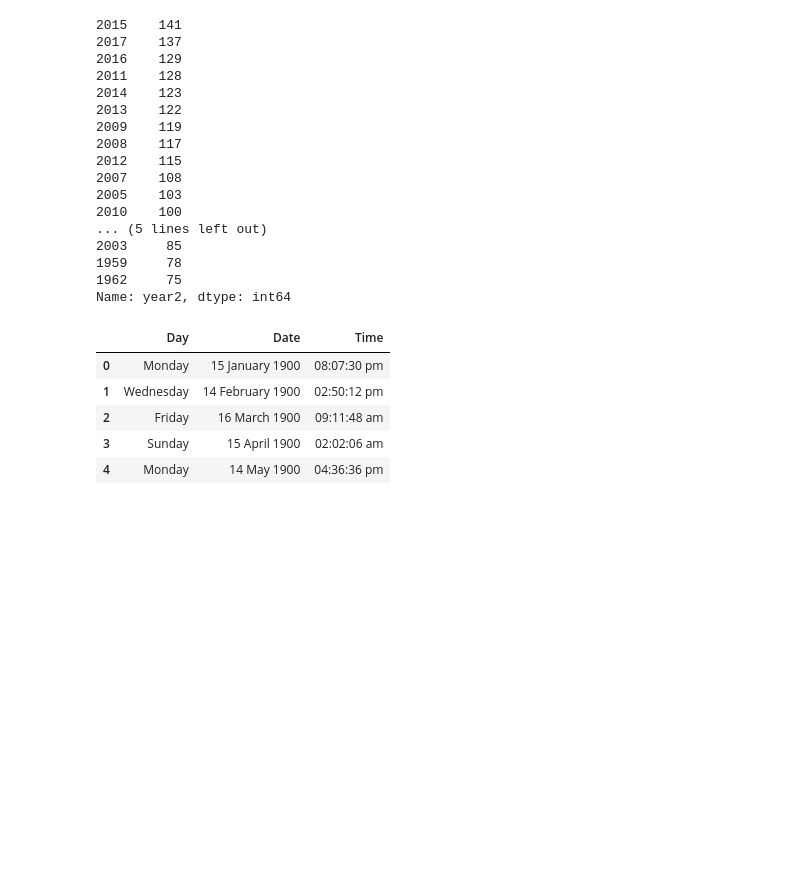
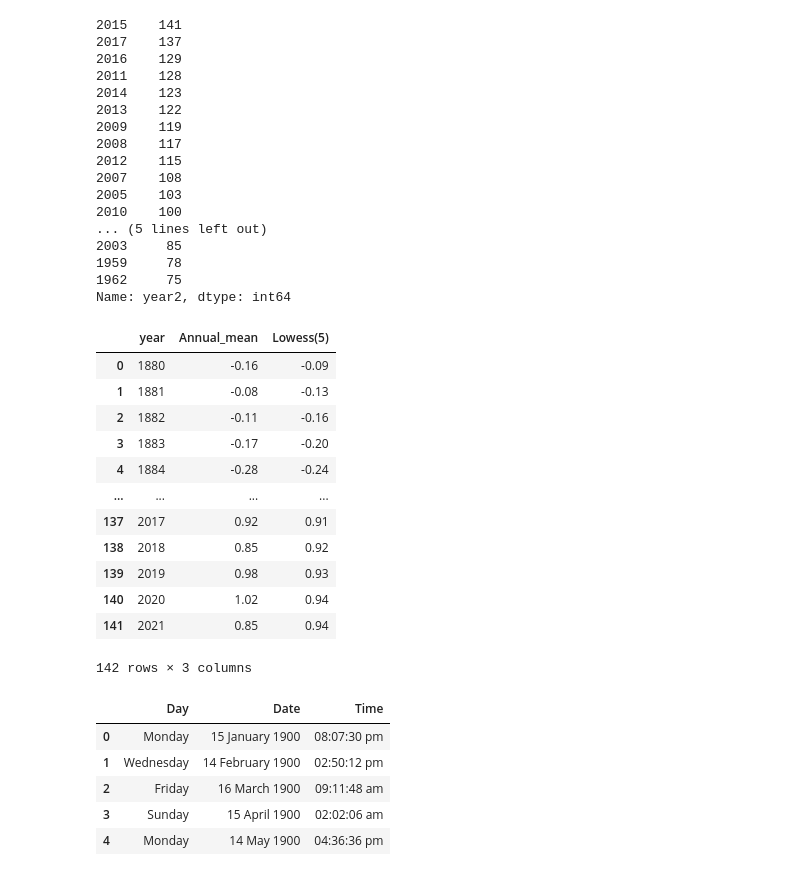
Before and after one commit to cascaschatz/SharkAttack, a Jupyter notebook: Limpeza de Dados.ipynb, the cells around one changed output. Drawn from its saved outputs; the diff is of its cells as text; code cells hidden in the pictures; blank space fills up the shorter version.

```diff
--- a/Limpeza de Dados.ipynb
+++ b/Limpeza de Dados.ipynb
@@ -299,6 +389,24 @@ shark['year2'].value_counts().head(20) #a capacidade de registro ao longo dos an
 Name: year2, dtype: int64
 # %%
  shark['year2'] = pd.DatetimeIndex(shark['date_clean']).year #extrai o ano ao qual se refere a variável data
+# %%
+temperature=pd.read_csv('ocean_temperature.csv')
+#pd.merge(temperature,shark['year2'])
+temperature
+# %% [output]
+|  | year | Annual_mean | Lowess(5) |
+| 0 | 1880 | -0.16 | -0.09 |
+| 1 | 1881 | -0.08 | -0.13 |
+| 2 | 1882 | -0.11 | -0.16 |
+| 3 | 1883 | -0.17 | -0.20 |
+| 4 | 1884 | -0.28 | -0.24 |
+| ... | ... | ... | ... |
+| 137 | 2017 | 0.92 | 0.91 |
+| 138 | 2018 | 0.85 | 0.92 |
+| 139 | 2019 | 0.98 | 0.93 |
+| 140 | 2020 | 1.02 | 0.94 |
+| 141 | 2021 | 0.85 | 0.94 |
+142 rows × 3 columns
 # %%
 moon=pd.read_csv('full_moon.csv')
 # %%
```
Also changed, not shown: parts of 44 cells of this notebook, 4 other files.
